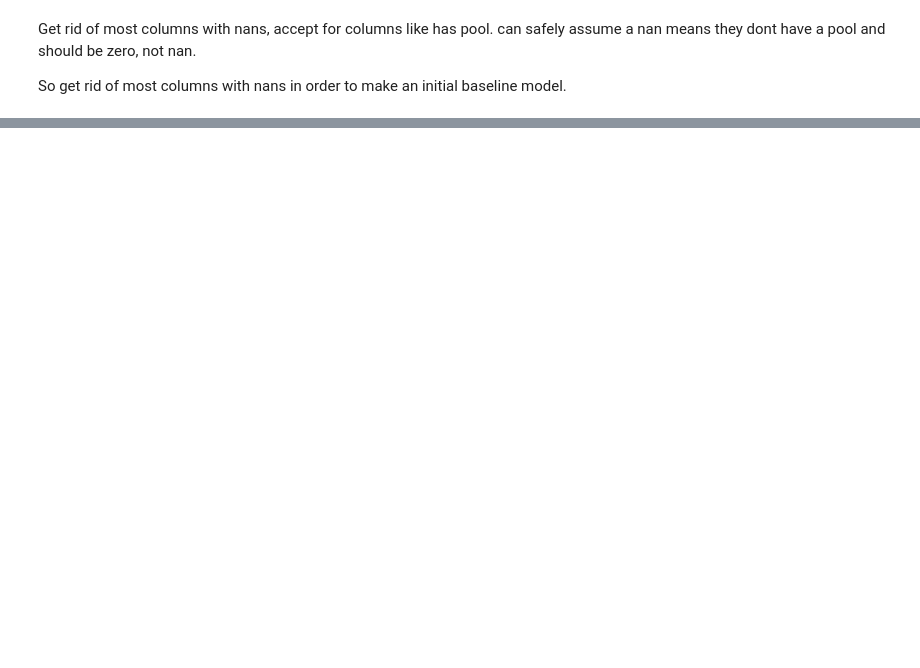
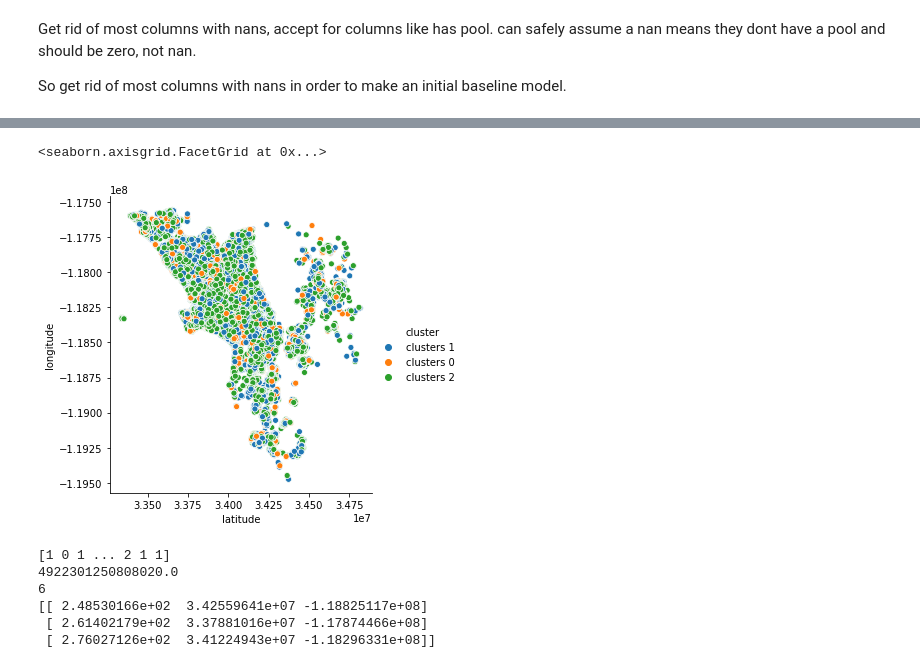
Before and after one commit to Jeff-Hutchins/ds-methodologies-exercises, a Jupyter notebook: clustering/zillow.ipynb, the cells around one changed output, grey strips where cells are left out. Cells and saved outputs as stored; diff of their text form; code cells hidden in the pictures; blank space fills up the shorter version.

```diff
--- a/clustering/zillow.ipynb
+++ b/clustering/zillow.ipynb
@@ -237,0 +281,2 @@ So get rid of most columns with nans in order to make an initial baseline model.
+# %%
+df_subset = df_subset.dropna()
@@ -237,0 +292,26 @@ So get rid of most columns with nans in order to make an initial baseline model.
+# %%
+from sklearn.cluster import KMeans
+
+X = df_subset[['price_per_sq_ft', 'latitude', 'longitude']]
+
+kmeans = KMeans(n_clusters=3)
+kmeans.fit(X)
+
+X['cluster'] = 'clusters ' + pd.Series(kmeans.predict(X)).astype(str)
+
+sns.relplot(data=X, hue='cluster', x='latitude', y='longitude')
+# %% [output]
+<seaborn.axisgrid.FacetGrid at 0x...>
+[figure, added]
+# %%
+print(kmeans.labels_)
+print(kmeans.inertia_)
+print(kmeans.n_iter_)
+print(kmeans.cluster_centers_)
+# %% [output]
+[1 0 1 ... 2 1 1]
+4922301250808020.0
+6
+[[ 2.48530166e+02  3.42559641e+07 -1.18825117e+08]
+ [ 2.61402179e+02  3.37881016e+07 -1.17874466e+08]
+ [ 2.76027126e+02  3.41224943e+07 -1.18296331e+08]]
```
Also changed, not shown: parts of 22 cells of this notebook, 6 other files.
